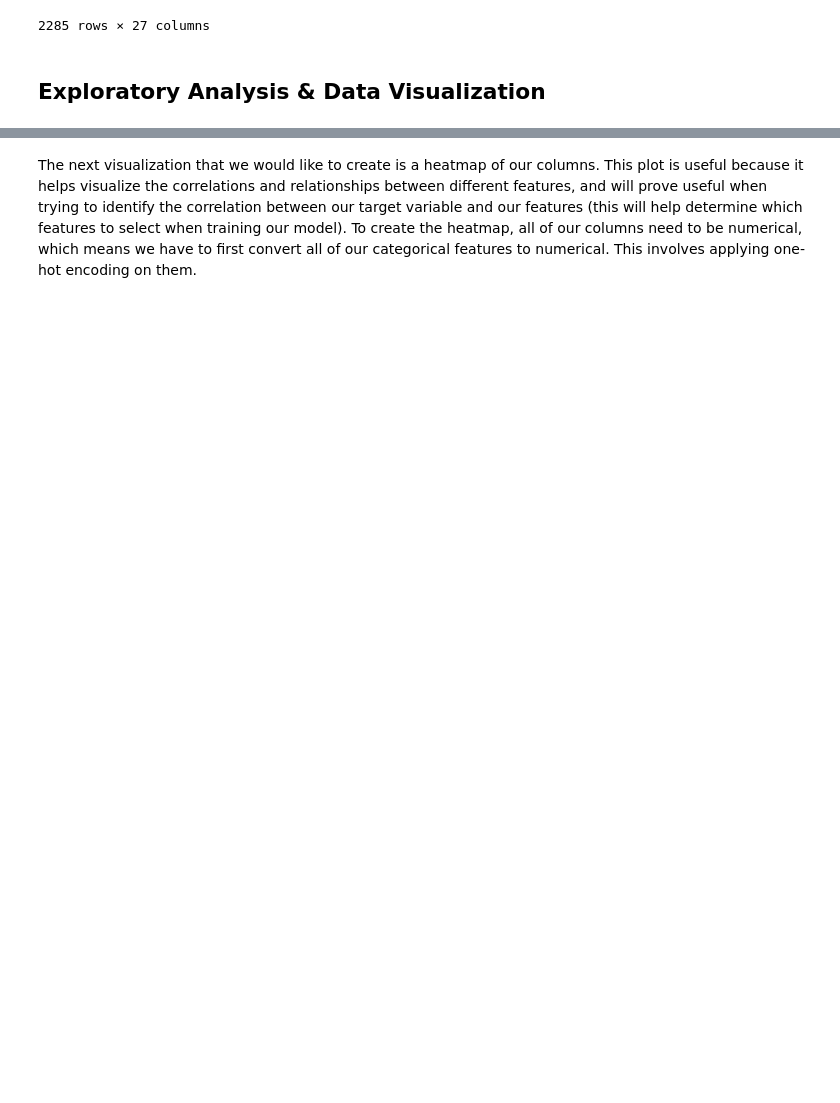
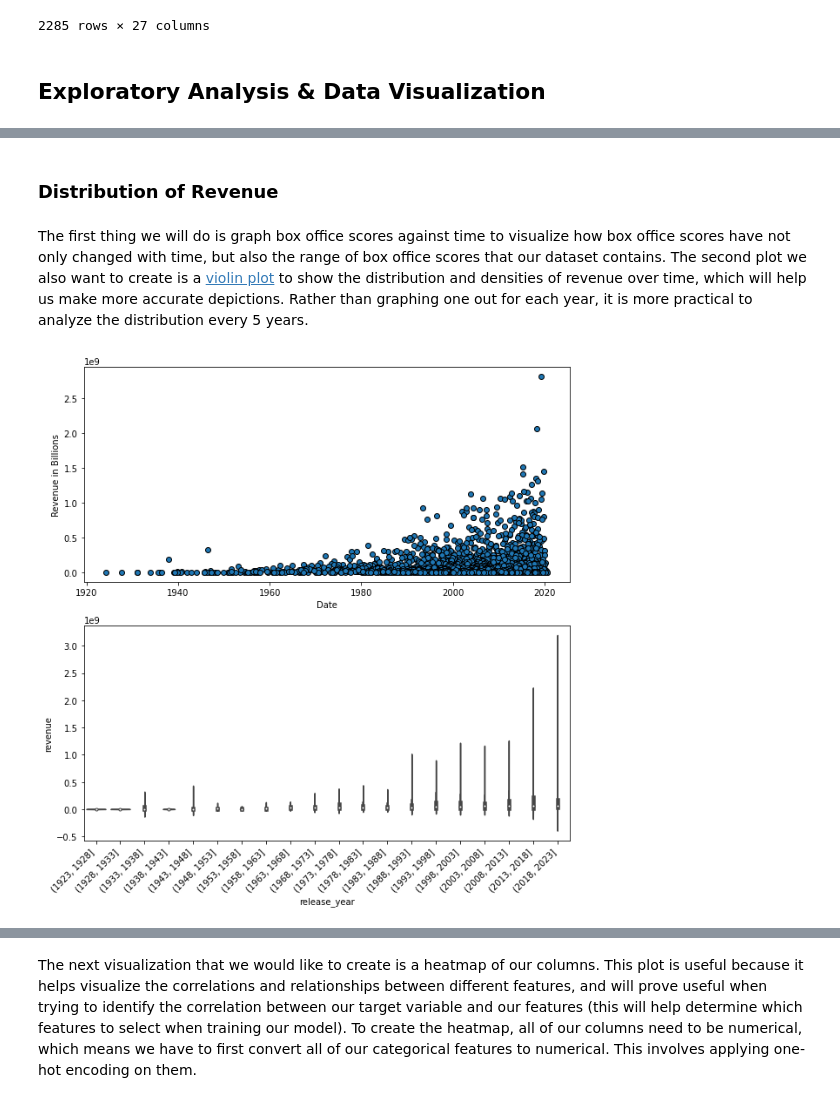
Before and after one commit to cmsc320-gautham-evan-arjun/cmsc320-gautham-evan-arjun.github.io, a Jupyter notebook: finaltutorial.ipynb, the cells around one changed output, grey strips where cells are left out. Cells and saved outputs as stored; diff of their text form; code cells hidden in the pictures; blank space fills up the shorter version.

```diff
--- a/finaltutorial.ipynb
+++ b/finaltutorial.ipynb
@@ -407,0 +448,21 @@ movie_df
+# %% [markdown]
+### Distribution of Revenue
+# %% [markdown]
+The first thing we will do is graph box office scores against time to visualize how box office scores have not only changed with time, but also the range of box office scores that our dataset contains. The second plot we also want to create is a [violin plot](https://www.atlassian.com/data/charts/violin-plot-complete-guide) to show the distribution and densities of revenue over time, which will help us make more accurate depictions. Rather than graphing one out for each year, it is more practical to analyze the distribution every 5 years.
+# %%
+plt.figure(figsize=(10,10))
+plt.subplot(2,1,1)
+plt.scatter(movie_df['release_date'],movie_df['revenue'],edgecolors='black')
+plt.ylabel("Revenue in Billions")
+plt.xlabel("Date")
+
+plt.subplot(2,1,2)
+years = list(np.arange(1923,2024,5))
+bins = pd.cut(movie_df['release_year'], bins=years)
+sns.violinplot(x=bins,y=movie_df['revenue'])
+plt.xticks(rotation=45, ha='right')
+
+
+plt.show()
+# %% [output]
+[figure, added]
```
Also changed, not shown: parts of 80 cells of this notebook, 1 other file.
